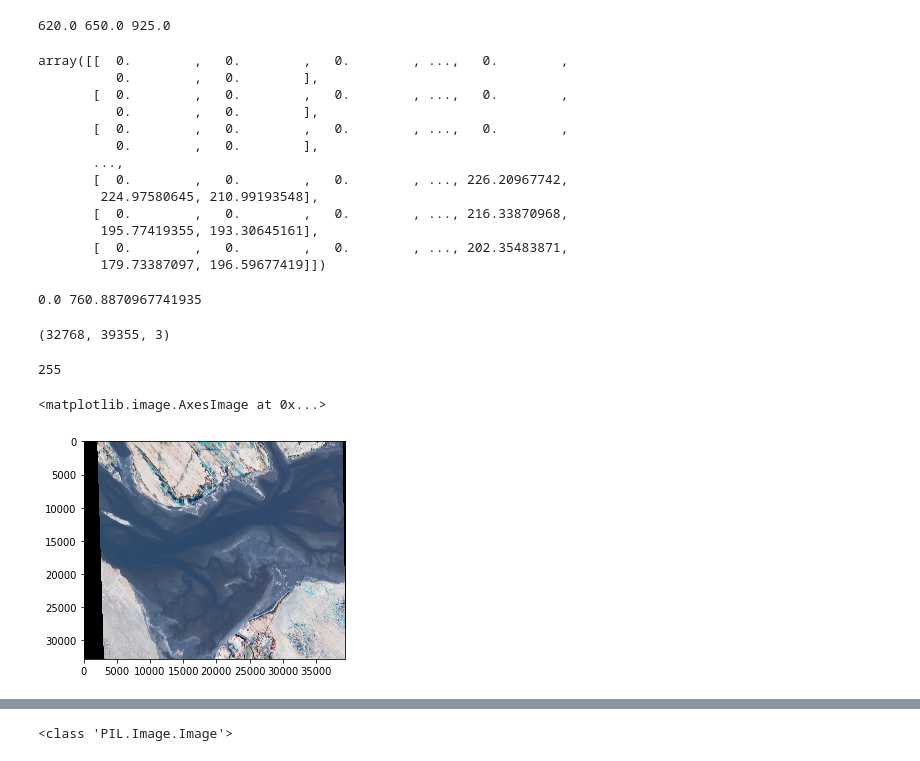
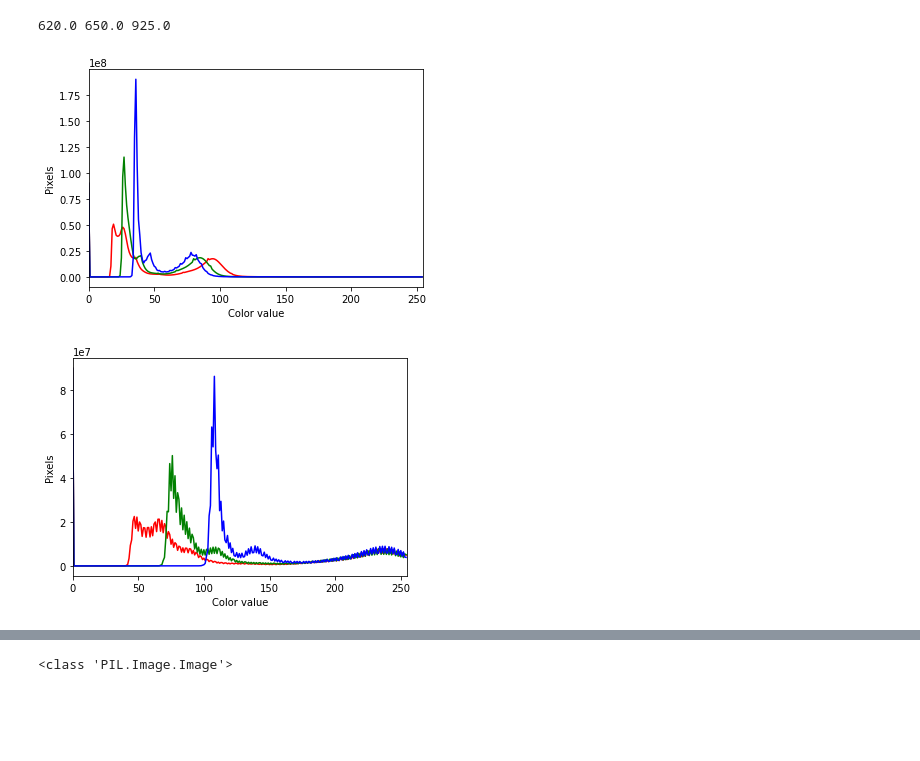
Before and after one commit to KMacfarlaneGreen/mres_whales, a Jupyter notebook: notebooks/exploratory/Normalization0.1.ipynb, the cells around one changed output, grey strips where cells are left out. Drawn from its saved outputs; the diff is of its cells as text; code cells hidden in the pictures; blank space fills up the shorter version.

```diff
--- a/notebooks/exploratory/Normalization0.1.ipynb
+++ b/notebooks/exploratory/Normalization0.1.ipynb
@@ -75,27 +53,10 @@ norm_blue = blue*(255/blue_95th)     #blue.max())
-# %%
-norm_red
-# %% [output]
-array([[  0.        ,   0.        ,   0.        , ...,   0.        ,
-          0.        ,   0.        ],
-       [  0.        ,   0.        ,   0.        , ...,   0.        ,
-          0.        ,   0.        ],
-       [  0.        ,   0.        ,   0.        , ...,   0.        ,
-          0.        ,   0.        ],
-       ...,
-       [  0.        ,   0.        ,   0.        , ..., 226.20967742,
-        224.97580645, 210.99193548],
-       [  0.        ,   0.        ,   0.        , ..., 216.33870968,
-        195.77419355, 193.30645161],
-       [  0.        ,   0.        ,   0.        , ..., 202.35483871,
-        179.73387097, 196.59677419]])
-# %%
-print(norm_red.min(), norm_red.max())
-# %% [output]
-0.0 760.8870967741935
-# %%
-rgb = np.dstack((norm_blue, norm_green, norm_red))
-rgb.shape
-#rgba_array = np.uint8(norm_array)
-# %% [output]
-(32768, 39355, 3)
+# %%
+rgb_max_norm = max_norm(liebre1_image_path)
+rgb_perc_norm = perc_norm(liebre1_image_path)
+# %%
+plot_rgb_hist(rgb_max_norm, 255)
+plot_rgb_hist(rgb_perc_norm, 255)
+# %% [output]
+[figure, added]
+[figure, added]
 # %%
@@ -103,4 +64,0 @@ uint8_rgb = np.uint8(rgb)
-# %%
-uint8_rgb.max()
-# %% [output]
-255
@@ -109,5 +64,0 @@ PIL_image = Image.fromarray(np.uint8(rgb))
-# %%
-plt.imshow(PIL_image)
-# %% [output]
-<matplotlib.image.AxesImage at 0x...>
-[figure, removed]
```
Also changed, not shown: parts of 34 cells of this notebook, 4 other files.
